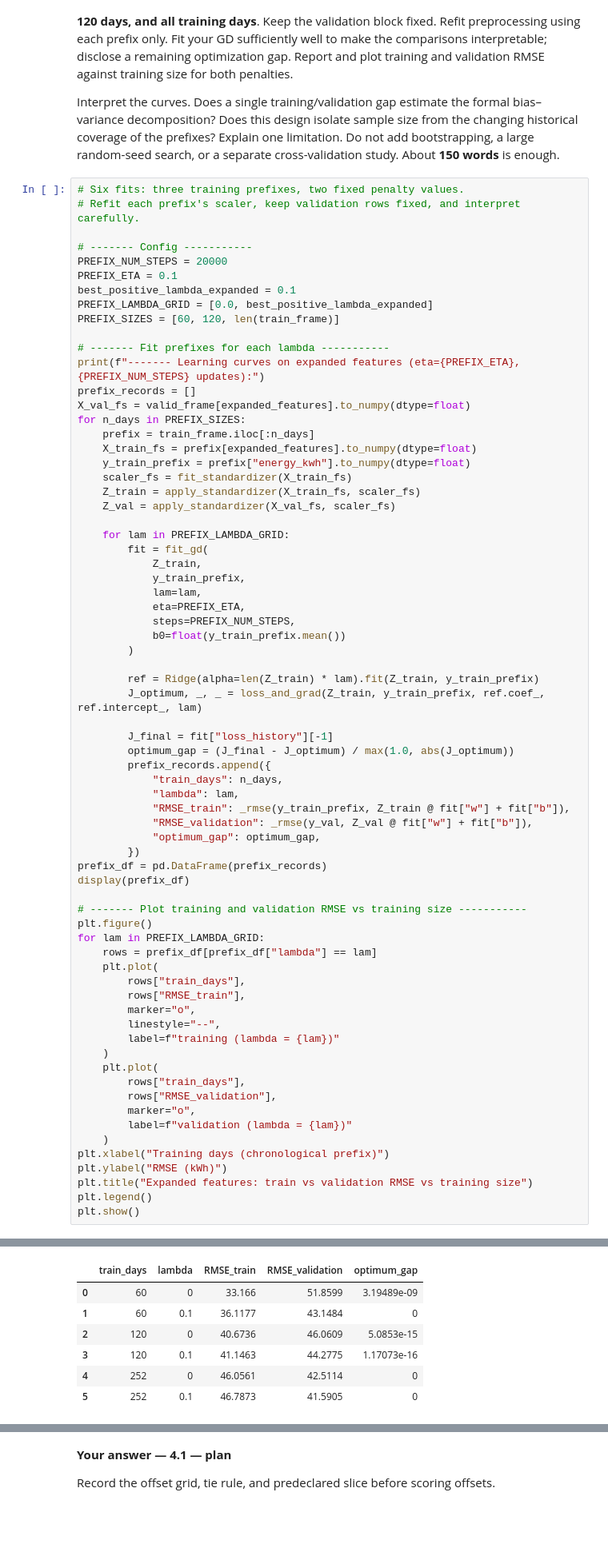
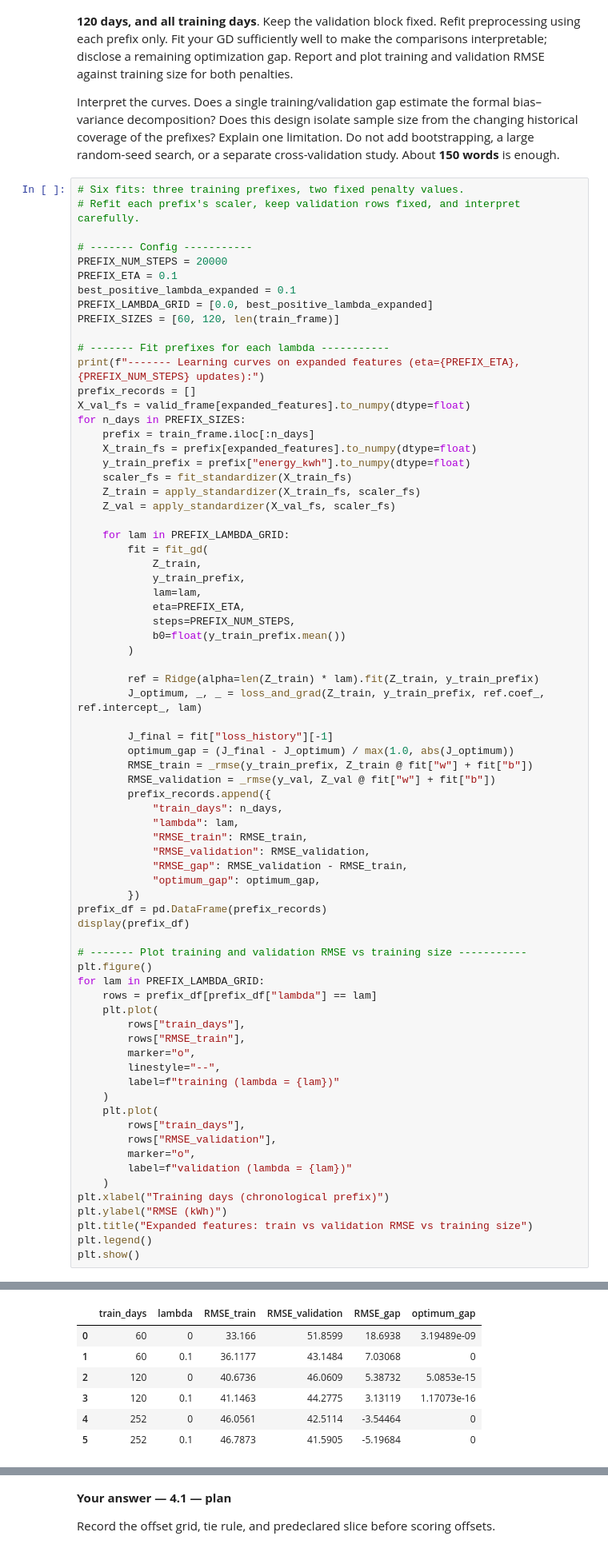
Before and after one commit to kaippatel/3151-A1, a Jupyter notebook: CSCI3151_A1.ipynb, the cells around one changed output, grey strips where cells are left out. Shown at 80% size. Saved outputs shown, nothing was run; the diff lists cells and outputs as text; blank space fills up the shorter version.

```diff
--- a/CSCI3151_A1.ipynb
+++ b/CSCI3151_A1.ipynb
@@ -1207,47 +1207,50 @@ for n_days in PREFIX_SIZES:
 
         J_final = fit["loss_history"][-1]
         optimum_gap = (J_final - J_optimum) / max(1.0, abs(J_optimum))
+        RMSE_train = _rmse(y_train_prefix, Z_train @ fit["w"] + fit["b"])
+        RMSE_validation = _rmse(y_val, Z_val @ fit["w"] + fit["b"])
         prefix_records.append({
             "train_days": n_days,
             "lambda": lam,
-            "RMSE_train": _rmse(y_train_prefix, Z_train @ fit["w"] + fit["b"]),
-            "RMSE_validation": _rmse(y_val, Z_val @ fit["w"] + fit["b"]),
+            "RMSE_train": RMSE_train,
+            "RMSE_validation": RMSE_validation,
+            "RMSE_gap": RMSE_validation - RMSE_train,
             "optimum_gap": optimum_gap,
         })
 prefix_df = pd.DataFrame(prefix_records)
 display(prefix_df)
 
 # ------- Plot training and validation RMSE vs training size -----------
 plt.figure()
 for lam in PREFIX_LAMBDA_GRID:
     rows = prefix_df[prefix_df["lambda"] == lam]
     plt.plot(
         rows["train_days"],
         rows["RMSE_train"],
         marker="o",
         linestyle="--",
         label=f"training (lambda = {lam})"
     )
     plt.plot(
         rows["train_days"],
         rows["RMSE_validation"],
         marker="o",
         label=f"validation (lambda = {lam})"
     )
 plt.xlabel("Training days (chronological prefix)")
 plt.ylabel("RMSE (kWh)")
 plt.title("Expanded features: train vs validation RMSE vs training size")
 plt.legend()
 plt.show()
 # %% [output]
 ------- Learning curves on expanded features (eta=0.1, 20000 updates):
-|  | train_days | lambda | RMSE_train | RMSE_validation | optimum_gap |
-| 0 | 60 | 0 | 33.166 | 51.8599 | 3.19489e-09 |
-| 1 | 60 | 0.1 | 36.1177 | 43.1484 | 0 |
-| 2 | 120 | 0 | 40.6736 | 46.0609 | 5.0853e-15 |
-| 3 | 120 | 0.1 | 41.1463 | 44.2775 | 1.17073e-16 |
-| 4 | 252 | 0 | 46.0561 | 42.5114 | 0 |
-| 5 | 252 | 0.1 | 46.7873 | 41.5905 | 0 |
+|  | train_days | lambda | RMSE_train | RMSE_validation | RMSE_gap | optimum_gap |
+| 0 | 60 | 0 | 33.166 | 51.8599 | 18.6938 | 3.19489e-09 |
+| 1 | 60 | 0.1 | 36.1177 | 43.1484 | 7.03068 | 0 |
+| 2 | 120 | 0 | 40.6736 | 46.0609 | 5.38732 | 5.0853e-15 |
+| 3 | 120 | 0.1 | 41.1463 | 44.2775 | 3.13119 | 1.17073e-16 |
+| 4 | 252 | 0 | 46.0561 | 42.5114 | -3.54464 | 0 |
+| 5 | 252 | 0.1 | 46.7873 | 41.5905 | -5.19684 | 0 |
 [figure]
 # %% [markdown]
 **Your answer — 3.3**
```
Also changed, not shown: parts of 1 cell of this notebook.
